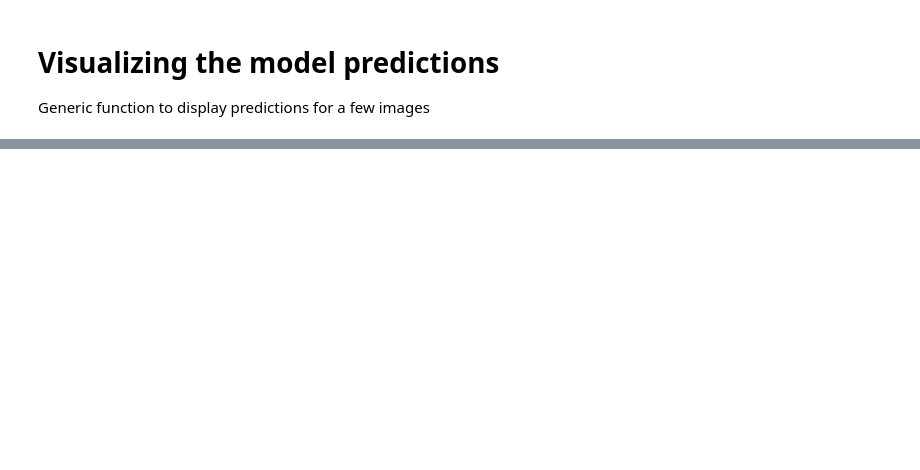
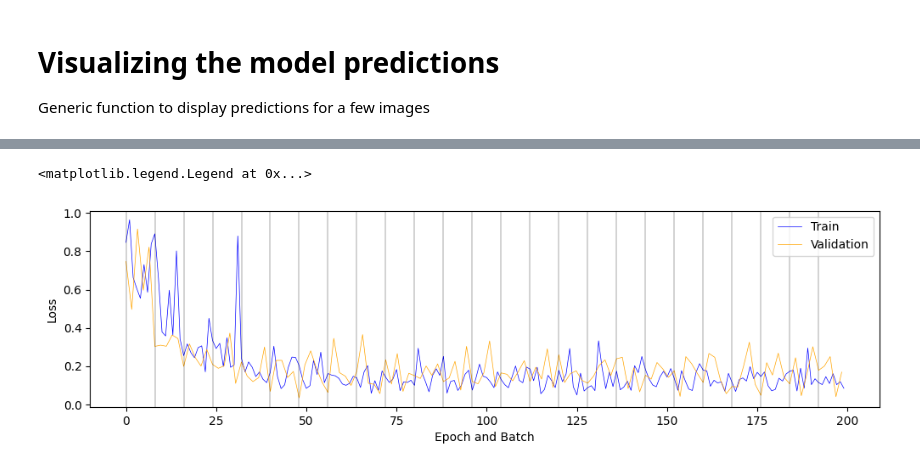
Before and after one commit to uuuoouo/CS3120, a Jupyter notebook: lab4_transfer_learning.ipynb, the cells around one changed output, grey strips where cells are left out. Saved outputs shown, nothing was run; the diff lists cells and outputs as text; code cells hidden in the pictures; blank space fills up the shorter version.

```diff
--- a/lab4_transfer_learning.ipynb
+++ b/lab4_transfer_learning.ipynb
@@ -282,2 +337,16 @@ model_ft = train_model(model_ft, criterion, optimizer_ft, exp_lr_scheduler,
+# %%
+# plot the loss curves for each (mini) batch
+plt.figure(figsize=(12, 3))
+val_ticks = [(i)*len(batch_losses['train'])/len(batch_losses['val']) for i in range(len(batch_losses['val']))]
+plt.plot(range(len(batch_losses['train'])), batch_losses['train'], c='blue', linewidth=0.5)
+plt.plot(val_ticks, batch_losses['val'], c='orange', linewidth=0.5)
+for i in range(25):
+    plt.axvline(x=i*len(batch_losses['train'])/25, c='black', lw=0.25)
+plt.ylabel('Loss')
+plt.xlabel('Epoch and Batch')
+plt.legend(('Train','Validation'))
+# %% [output]
+<matplotlib.legend.Legend at 0x...>
+[figure, added]
 # %%
 visualize_model(model_ft)
```
Also changed, not shown: parts of 30 cells of this notebook.
